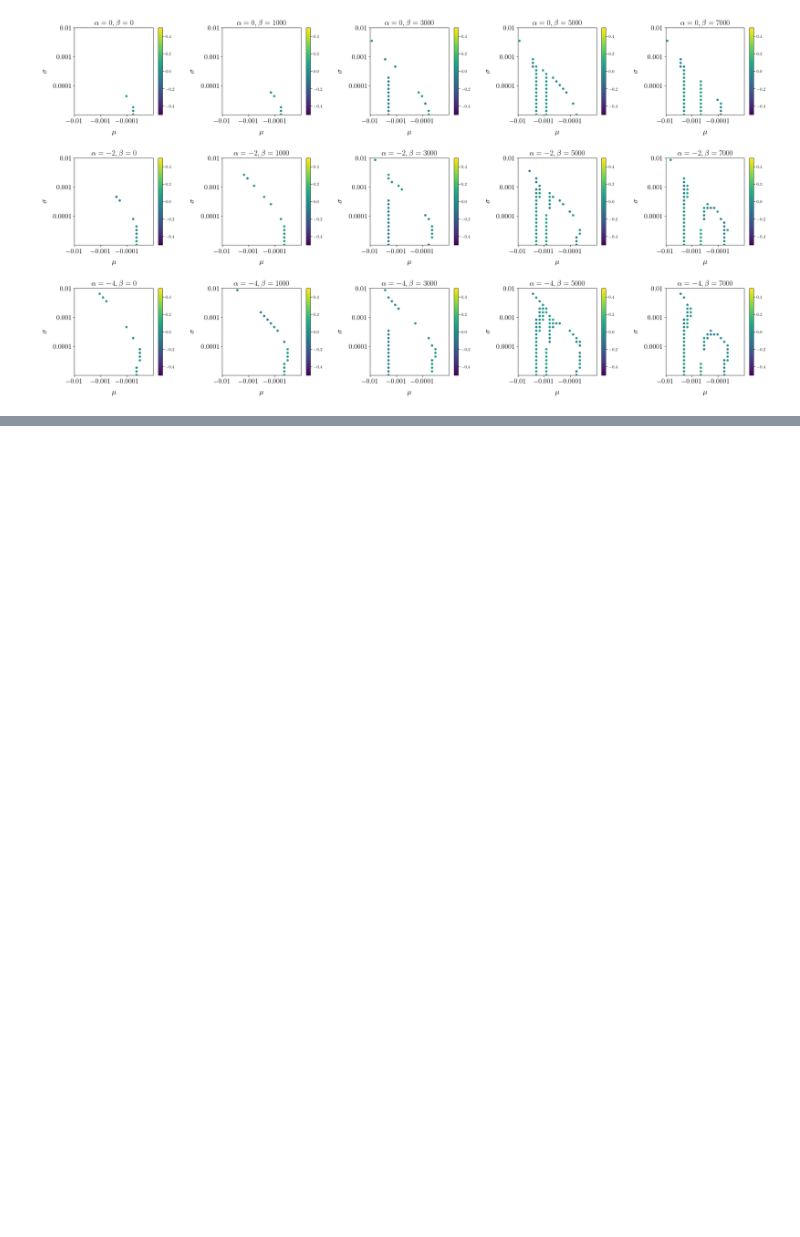
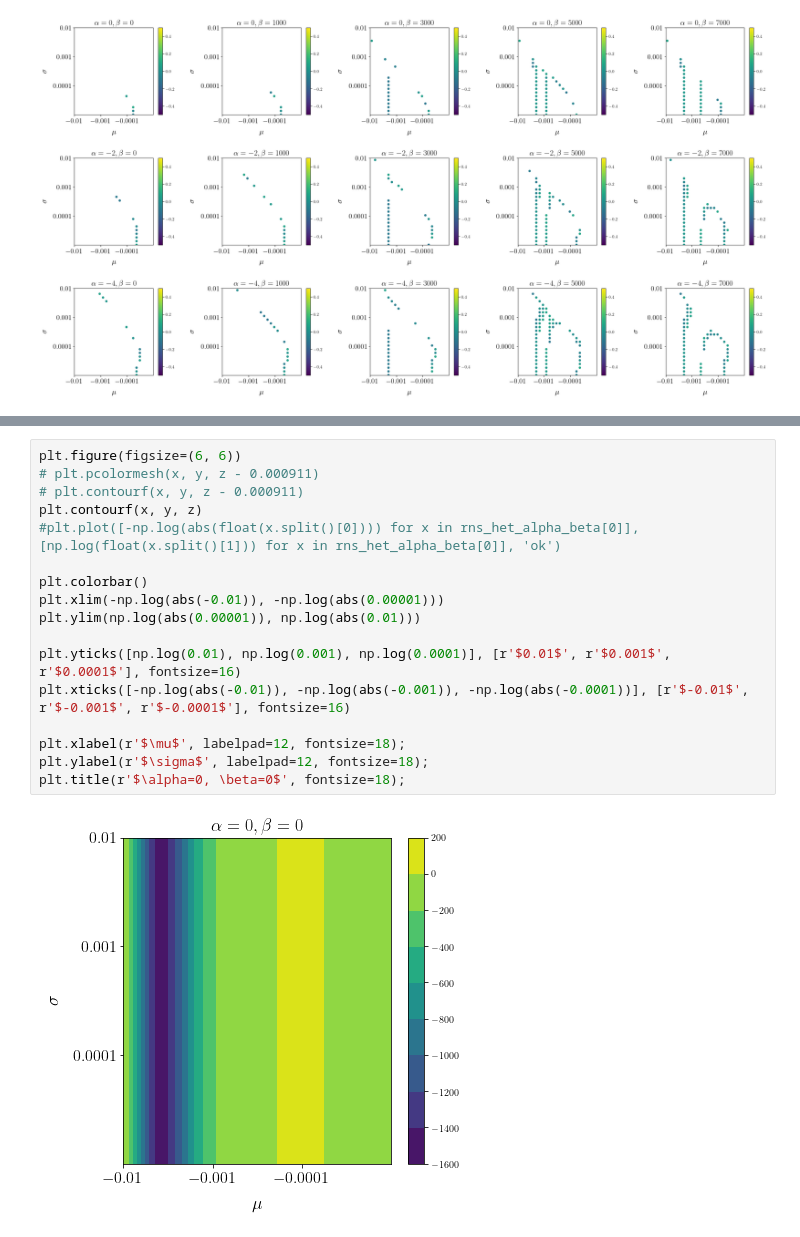
Before and after one commit to alyulina/spoon-billed-sandpiper, a Jupyter notebook: notebook-ver22.ipynb, the cells around one changed output, grey strips where cells are left out. Drawn from its saved outputs; the diff is of its cells as text; blank space fills up the shorter version.

```diff
--- a/notebook-ver22.ipynb
+++ b/notebook-ver22.ipynb
@@ -361,0 +414,19 @@ for i in range(len(alpha_beta)):
+# %%
+plt.figure(figsize=(6, 6))
+# plt.pcolormesh(x, y, z - 0.000911)
+# plt.contourf(x, y, z - 0.000911)
+plt.contourf(x, y, z)
+#plt.plot([-np.log(abs(float(x.split()[0]))) for x in rns_het_alpha_beta[0]], [np.log(float(x.split()[1])) for x in rns_het_alpha_beta[0]], 'ok')
+
+plt.colorbar()
+plt.xlim(-np.log(abs(-0.01)), -np.log(abs(0.00001)))
+plt.ylim(np.log(abs(0.00001)), np.log(abs(0.01)))
+
+plt.yticks([np.log(0.01), np.log(0.001), np.log(0.0001)], [r'$0.01$', r'$0.001$', r'$0.0001$'], fontsize=16)
+plt.xticks([-np.log(abs(-0.01)), -np.log(abs(-0.001)), -np.log(abs(-0.0001))], [r'$-0.01$', r'$-0.001$', r'$-0.0001$'], fontsize=16)
+
+plt.xlabel(r'$\mu$', labelpad=12, fontsize=18);
+plt.ylabel(r'$\sigma$', labelpad=12, fontsize=18);
+plt.title(r'$\alpha=0, \beta=0$', fontsize=18);
+# %% [output]
+[figure, added]
```
Also changed, not shown: parts of 10 cells of this notebook.
